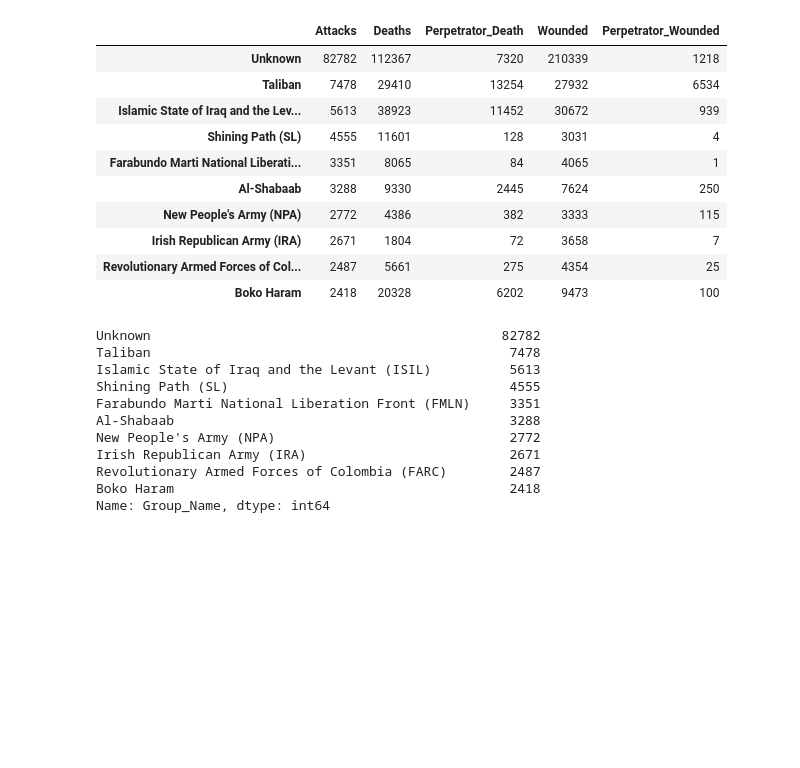
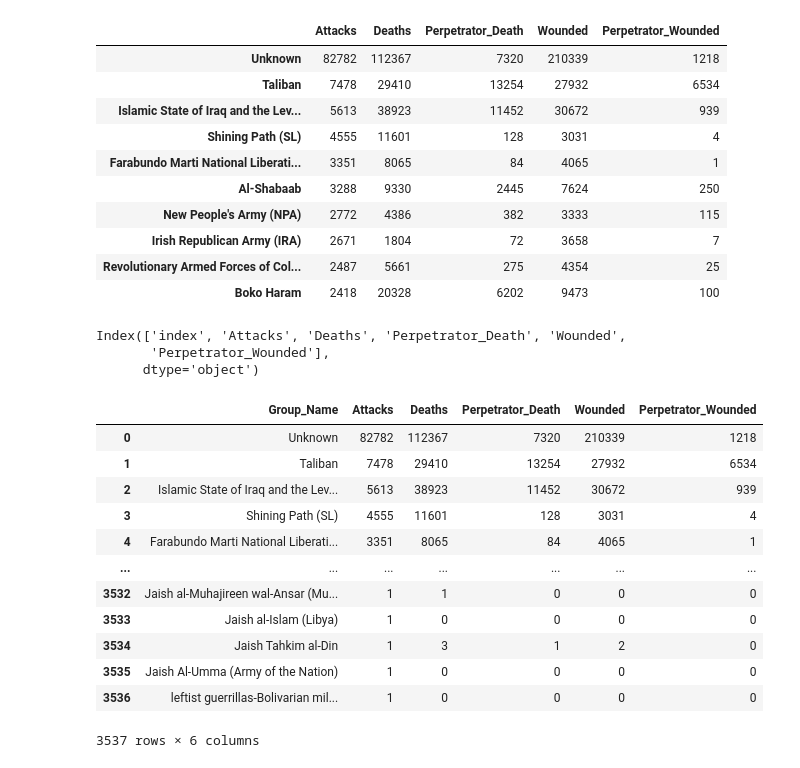
Before and after one commit to chvikas/global-terrorism-analysis, a Jupyter notebook: Global_Terrorism_Analysis_Capstone_Project.ipynb, the cells around one changed output. Cells and saved outputs as stored; diff of their text form; code cells hidden in the pictures; blank space fills up the shorter version.

```diff
--- a/Global_Terrorism_Analysis_Capstone_Project.ipynb
+++ b/Global_Terrorism_Analysis_Capstone_Project.ipynb
@@ -494,18 +494,11 @@ org_world_stat_df.head(10)
 | Irish Republican Army (IRA) | 2671 | 1804 | 72 | 3658 | 7 |
 | Revolutionary Armed Forces of Col... | 2487 | 5661 | 275 | 4354 | 25 |
 | Boko Haram | 2418 | 20328 | 6202 | 9473 | 100 |
-# %%
-top10_orgInWorld = gt_df['Group_Name'].value_counts()[0:10]
-top10_orgInWorld
-# %% [output]
-Unknown                                             82782
-Taliban                                              7478
-Islamic State of Iraq and the Levant (ISIL)          5613
-Shining Path (SL)                                    4555
-Farabundo Marti National Liberation Front (FMLN)     3351
-Al-Shabaab                                           3288
-New People's Army (NPA)                              2772
-Irish Republican Army (IRA)                          2671
-Revolutionary Armed Forces of Colombia (FARC)        2487
-Boko Haram                                           2418
-Name: Group_Name, dtype: int64
+# %%
+# Giving the index a column "Group_Name" and creating a proper dataframe for organisations and information associated for attacks and consequences of these organisations
+org_df = org_world_stat_df.reset_index()
+org_df.columns
+# %% [output]
+Index(['index', 'Attacks', 'Deaths', 'Perpetrator_Death', 'Wounded',
+       'Perpetrator_Wounded'],
+      dtype='object')
@@ -511,0 +507,16 @@ Name: Group_Name, dtype: int64
+# %%
+org_df
+# %% [output]
+|  | Group_Name | Attacks | Deaths | Perpetrator_Death | Wounded | Perpetrator_Wounded |
+| 0 | Unknown | 82782 | 112367 | 7320 | 210339 | 1218 |
+| 1 | Taliban | 7478 | 29410 | 13254 | 27932 | 6534 |
+| 2 | Islamic State of Iraq and the Lev... | 5613 | 38923 | 11452 | 30672 | 939 |
+| 3 | Shining Path (SL) | 4555 | 11601 | 128 | 3031 | 4 |
+| 4 | Farabundo Marti National Liberati... | 3351 | 8065 | 84 | 4065 | 1 |
+| ... | ... | ... | ... | ... | ... | ... |
+| 3532 | Jaish al-Muhajireen wal-Ansar (Mu... | 1 | 1 | 0 | 0 | 0 |
+| 3533 | Jaish al-Islam (Libya) | 1 | 0 | 0 | 0 | 0 |
+| 3534 | Jaish Tahkim al-Din | 1 | 3 | 1 | 2 | 0 |
+| 3535 | Jaish Al-Umma (Army of the Nation) | 1 | 0 | 0 | 0 | 0 |
+| 3536 | leftist guerrillas-Bolivarian mil... | 1 | 0 | 0 | 0 | 0 |
+3537 rows × 6 columns
```
Also changed, not shown: parts of 9 cells of this notebook.
